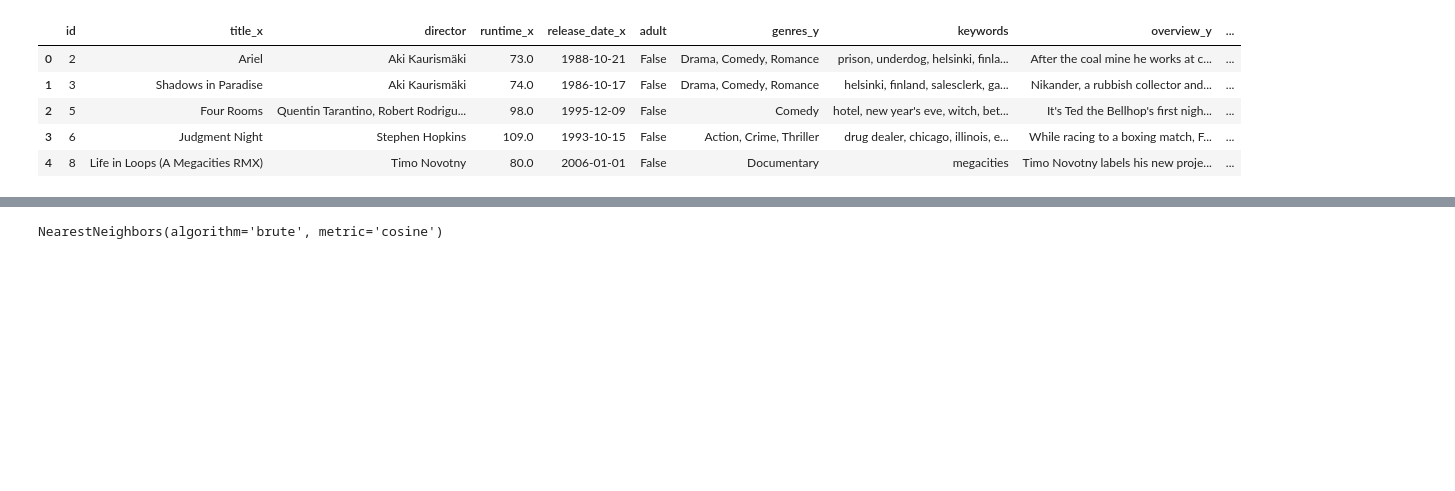
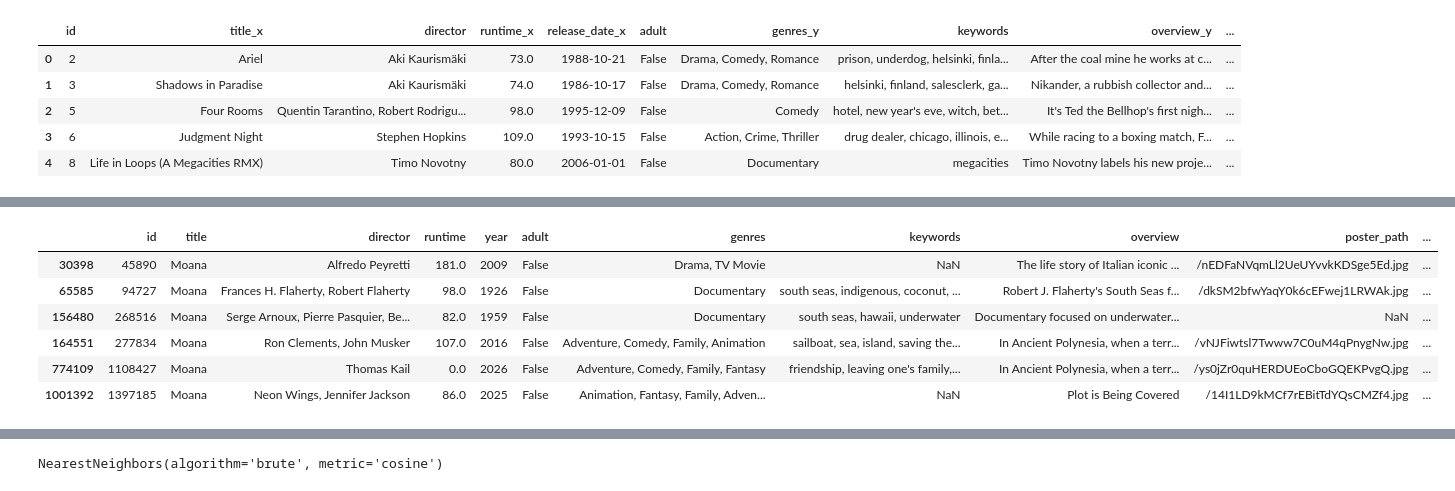
Before and after one commit to Arrivedercci/SAD-Films, a Jupyter notebook: SAD/movie_recomendator.ipynb, the cells around one changed output, grey strips where cells are left out. Saved outputs shown, nothing was run; the diff lists cells and outputs as text; code cells hidden in the pictures; blank space fills up the shorter version.

```diff
--- a/SAD/movie_recomendator.ipynb
+++ b/SAD/movie_recomendator.ipynb
@@ -87,3 +97,16 @@ def format_year(year):
+# %%
+movie_name = "Moana"
+resultado = movies[movies['title'] == movie_name]
+# %%
+resultado
+# %% [output]
+|  | id | title | director | runtime | year | adult | genres | keywords | overview | poster_path | ... |
+| 30398 | 45890 | Moana | Alfredo Peyretti | 181.0 | 2009 | False | Drama, TV Movie | NaN | The life story of Italian iconic ... | /nEDFaNVqmLl2UeUYvvkKDSge5Ed.jpg | ... |
+| 65585 | 94727 | Moana | Frances H. Flaherty, Robert Flaherty | 98.0 | 1926 | False | Documentary | south seas, indigenous, coconut, ... | Robert J. Flaherty's South Seas f... | /dkSM2bfwYaqY0k6cEFwej1LRWAk.jpg | ... |
+| 156480 | 268516 | Moana | Serge Arnoux, Pierre Pasquier, Be... | 82.0 | 1959 | False | Documentary | south seas, hawaii, underwater | Documentary focused on underwater... | NaN | ... |
+| 164551 | 277834 | Moana | Ron Clements, John Musker | 107.0 | 2016 | False | Adventure, Comedy, Family, Animation | sailboat, sea, island, saving the... | In Ancient Polynesia, when a terr... | /vNJFiwtsl7Twww7C0uM4qPnygNw.jpg | ... |
+| 774109 | 1108427 | Moana | Thomas Kail | 0.0 | 2026 | False | Adventure, Comedy, Family, Fantasy | friendship, leaving one's family,... | In Ancient Polynesia, when a terr... | /ys0jZr0quHERDUEoCboGQEKPvgQ.jpg | ... |
+| 1001392 | 1397185 | Moana | Neon Wings, Jennifer Jackson | 86.0 | 2025 | False | Animation, Fantasy, Family, Adven... | NaN | Plot is Being Covered | /14I1LD9kMCf7rEBitTdYQsCMZf4.jpg | ... |
 # %%
 movies.head()
 # %% [output]
```
Also changed, not shown: parts of 10 cells of this notebook, 2 other files.
